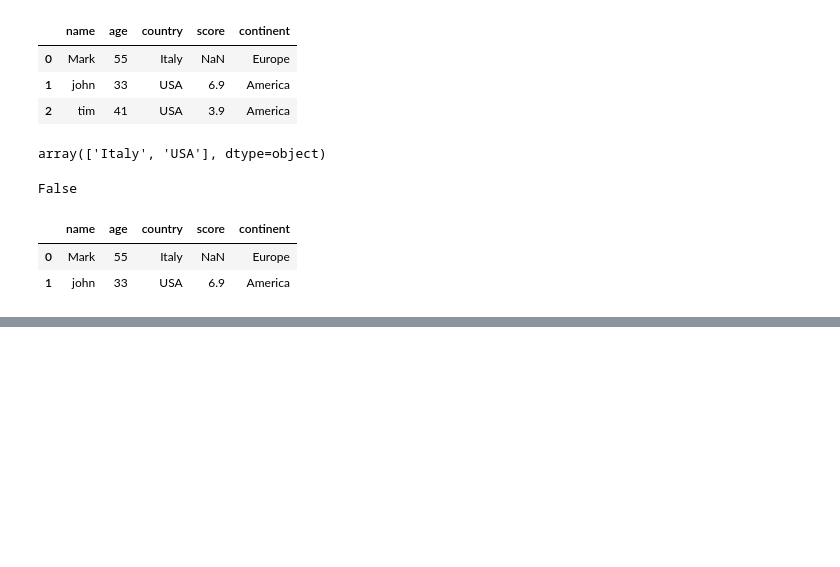
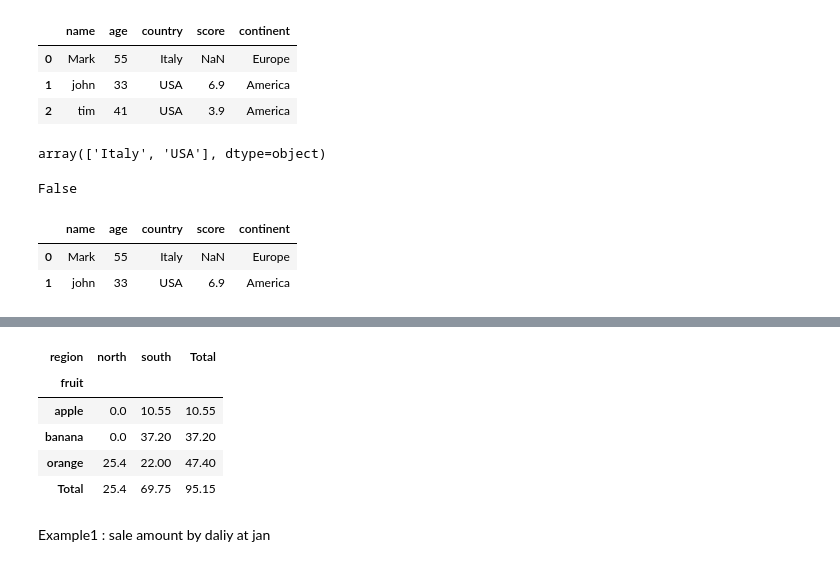
Before and after one commit to NMB-MIC/python_office_2025_02_13, a Jupyter notebook: src/02_pandas.ipynb, the cells around one changed output, grey strips where cells are left out. Saved outputs shown, nothing was run; the diff lists cells and outputs as text; code cells hidden in the pictures; blank space fills up the shorter version.

```diff
--- a/src/02_pandas.ipynb
+++ b/src/02_pandas.ipynb
@@ -664,0 +850,12 @@ df.drop_duplicates(["country"])
+# %%
+pivot = pd.pivot_table(sales,index="fruit",columns="region",values="revenue",aggfunc="sum",margins=True,margins_name="Total")
+pivot.fillna({"north":0})
+# %% [output]
+| region | north | south | Total |
+| fruit |  |  |  |
+| apple | 0.0 | 10.55 | 10.55 |
+| banana | 0.0 | 37.20 | 37.20 |
+| orange | 25.4 | 22.00 | 47.40 |
+| Total | 25.4 | 69.75 | 95.15 |
+# %% [markdown]
+Example1 : sale amount by daliy at jan
```
Also changed, not shown: parts of 26 cells of this notebook, 1 other file.
